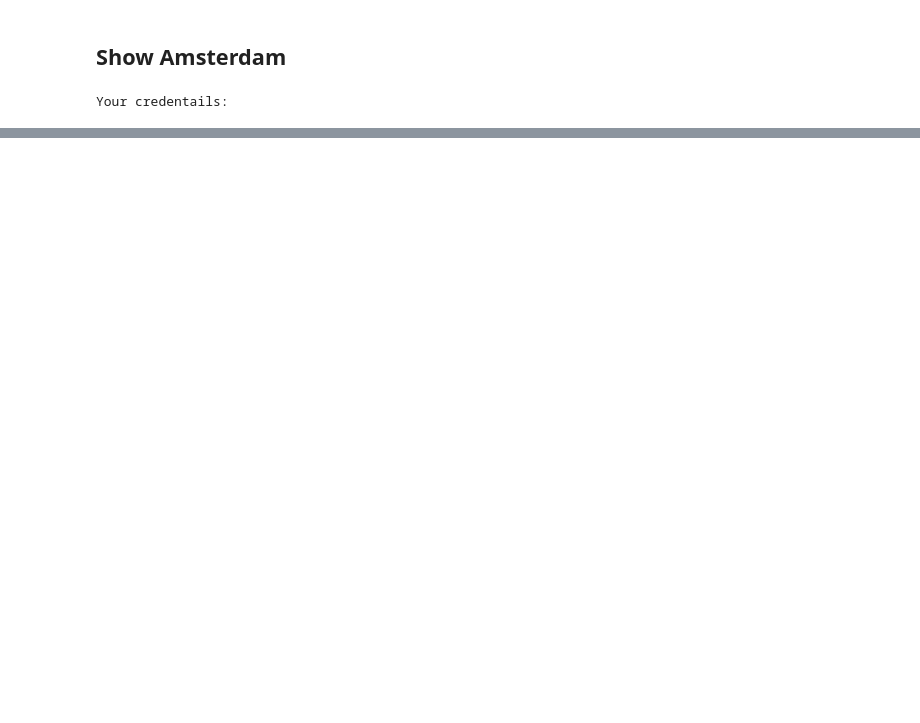
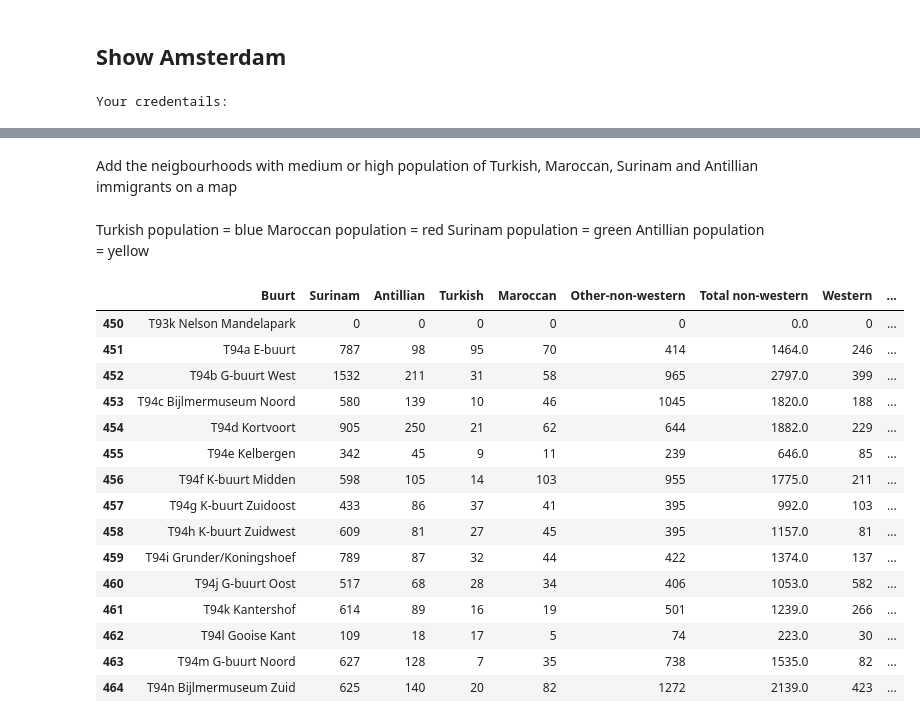
Before and after one commit to LeonBlueserve/Capstone, a Jupyter notebook: Dataset.ipynb, the cells around one changed output, grey strips where cells are left out. Saved outputs shown, nothing was run; the diff lists cells and outputs as text; code cells hidden in the pictures; blank space fills up the shorter version.

```diff
--- a/Dataset.ipynb
+++ b/Dataset.ipynb
@@ -95,0 +337,34 @@ venues_map
+# %%
+df2['binSurinam'] = pd.cut(df2["Surinam"], binsSurinam,labels=groupNames, include_lowest=True)
+# %%
+df2['binMaroccan'] = pd.cut(df2["Maroccan"], binsMaroccan,labels=groupNames, include_lowest=True)
+# %%
+df2['binAntillian'] = pd.cut(df2["Antillian"], binsAntillian,labels=groupNames, include_lowest=True)
+# %%
+df2['binTurkish'] = pd.cut(df2["Turkish"], binsTurkish,labels=groupNames, include_lowest=True)
+# %% [markdown]
+Add the neigbourhoods with medium or high population of Turkish, Maroccan, Surinam and Antillian immigrants on a map
+# %% [markdown]
+Turkish population = blue
+Maroccan population = red
+Surinam population = green
+Antillian population = yellow
+# %%
+df2[450:465]
+# %% [output]
+|  | Buurt | Surinam | Antillian | Turkish | Maroccan | Other-non-western | Total non-western | Western | ... |
+| 450 | T93k Nelson Mandelapark | 0 | 0 | 0 | 0 | 0 | 0.0 | 0 | ... |
+| 451 | T94a E-buurt | 787 | 98 | 95 | 70 | 414 | 1464.0 | 246 | ... |
+| 452 | T94b G-buurt West | 1532 | 211 | 31 | 58 | 965 | 2797.0 | 399 | ... |
+| 453 | T94c Bijlmermuseum Noord | 580 | 139 | 10 | 46 | 1045 | 1820.0 | 188 | ... |
+| 454 | T94d Kortvoort | 905 | 250 | 21 | 62 | 644 | 1882.0 | 229 | ... |
+| 455 | T94e Kelbergen | 342 | 45 | 9 | 11 | 239 | 646.0 | 85 | ... |
+| 456 | T94f K-buurt Midden | 598 | 105 | 14 | 103 | 955 | 1775.0 | 211 | ... |
+| 457 | T94g K-buurt Zuidoost | 433 | 86 | 37 | 41 | 395 | 992.0 | 103 | ... |
+| 458 | T94h K-buurt Zuidwest | 609 | 81 | 27 | 45 | 395 | 1157.0 | 81 | ... |
+| 459 | T94i Grunder/Koningshoef | 789 | 87 | 32 | 44 | 422 | 1374.0 | 137 | ... |
+| 460 | T94j G-buurt Oost | 517 | 68 | 28 | 34 | 406 | 1053.0 | 582 | ... |
+| 461 | T94k Kantershof | 614 | 89 | 16 | 19 | 501 | 1239.0 | 266 | ... |
+| 462 | T94l Gooise Kant | 109 | 18 | 17 | 5 | 74 | 223.0 | 30 | ... |
+| 463 | T94m G-buurt Noord | 627 | 128 | 7 | 35 | 738 | 1535.0 | 82 | ... |
+| 464 | T94n Bijlmermuseum Zuid | 625 | 140 | 20 | 82 | 1272 | 2139.0 | 423 | ... |
```
Also changed, not shown: parts of 106 cells of this notebook.
